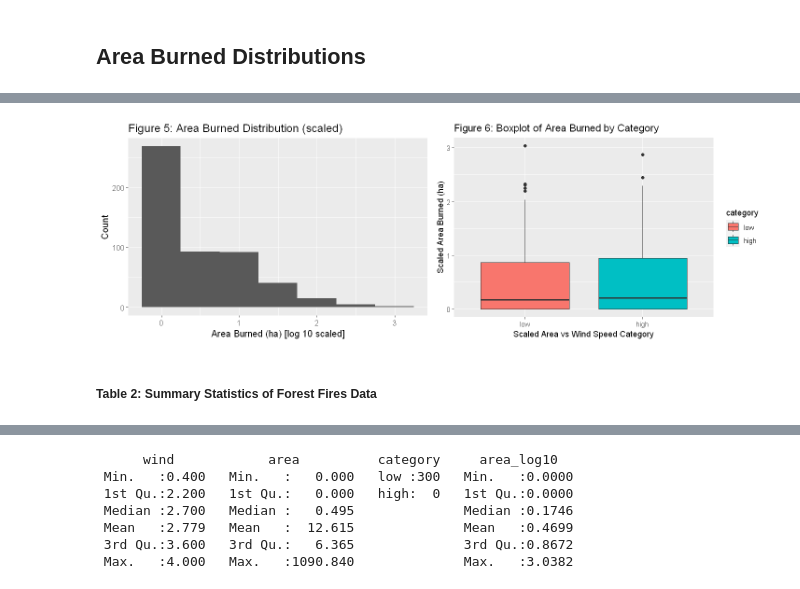
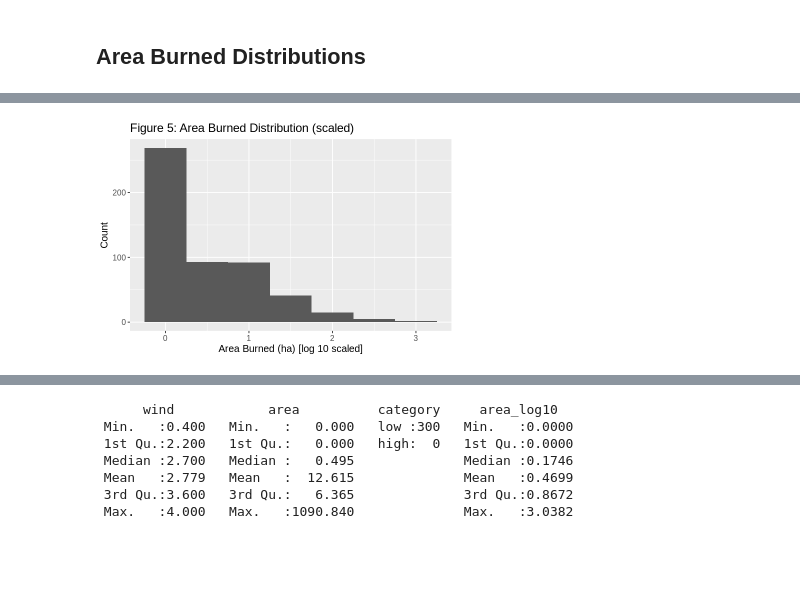
Before and after one commit to Mapleia/STAT_201_proj, a Jupyter notebook: src/Preliminary_Results.ipynb, the cells around one changed output, grey strips where cells are left out. Cells and saved outputs as stored; diff of their text form; code cells hidden in the pictures; blank space fills up the shorter version.

```diff
--- a/src/Preliminary_Results.ipynb
+++ b/src/Preliminary_Results.ipynb
@@ -132,23 +136,22 @@ forest_fires_data <- forest_fires_data %>%
 # %%
 options(repr.plot.width = 6, repr.plot.height = 4)
 
+## Plotting area burned distribution with the newly scaled data
 area_burned_scaled_plot <- forest_fires_data %>%
     ggplot(aes(x =area_log10))+
     geom_histogram(binwidth = 0.5) +
     labs(x="Area Burned (ha) [log 10 scaled]", y="Count")+
     ggtitle("Figure 5: Area Burned Distribution (scaled)") +
     scale_fill_discrete(name = "Month of Fires") +
     theme(text = element_text(size = 12))
 
+## Plotting boxplot of area burned with respect to which wind speed catagory the observation belongs to
 box_plot_burned <- forest_fires_data %>%
   ggplot(aes(x = category, y = area_log10, fill = category)) +
   geom_boxplot() +
   labs(x="Scaled Area vs Wind Speed Category", y="Scaled Area Burned (ha)")+
   ggtitle("Figure 6: Boxplot of Area Burned by Category")
 
-options(repr.plot.width = 12, repr.plot.height = 4)
-plot_grid(area_burned_scaled_plot, box_plot_burned)
+area_burned_scaled_plot
 # %% [output]
-[figure, old version]
+[figure, new version]
-# %% [markdown]
-##### Table 2: Summary Statistics of Forest Fires Data
```
Also changed, not shown: parts of 15 cells of this notebook, 2 other files.
